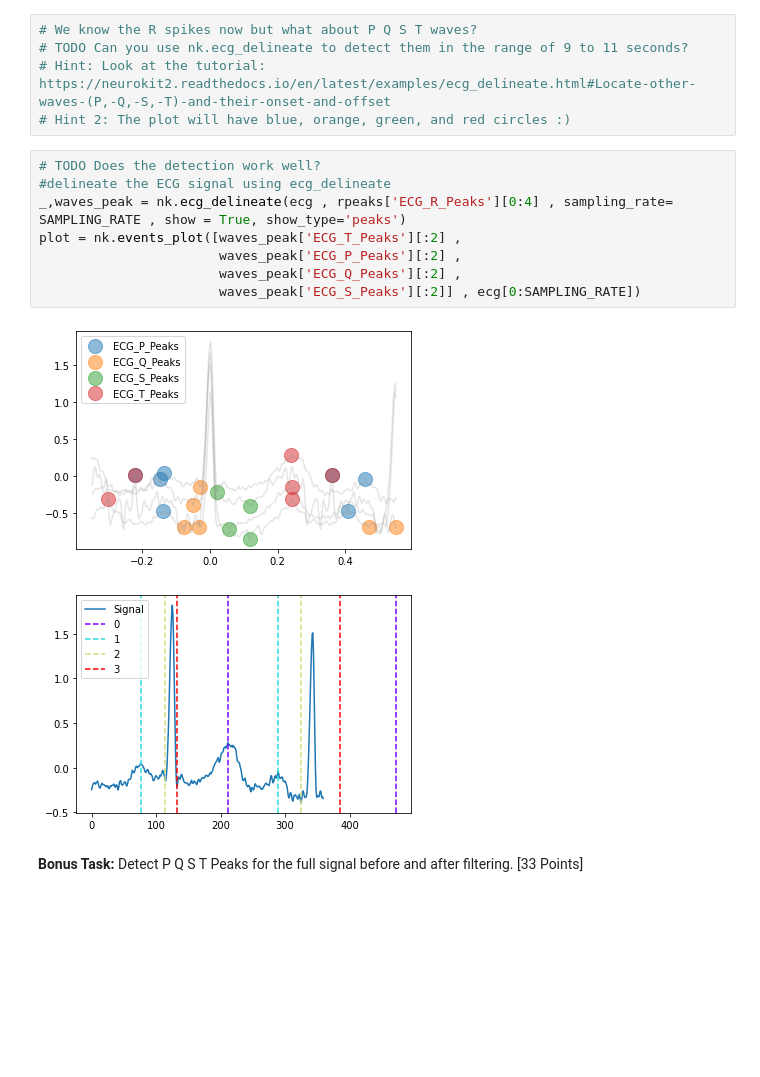
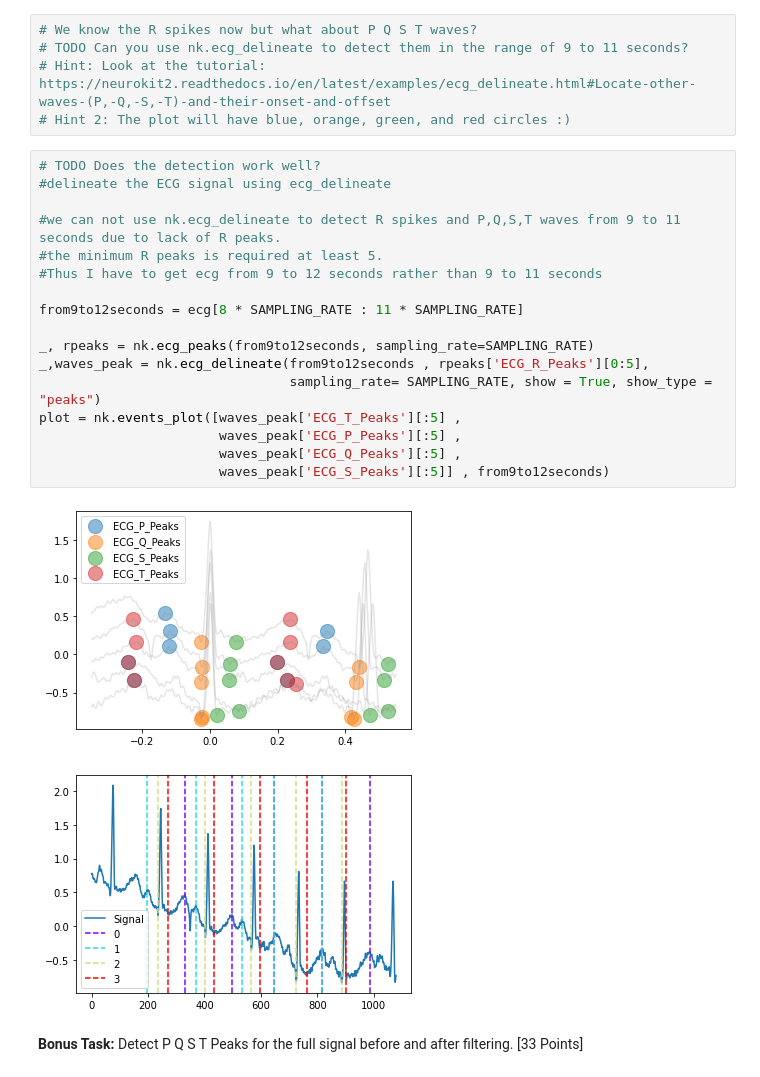
Before and after one commit to bostongfx/cs480student_2021, a Jupyter notebook: Copy_of_CS480_Assignment_1.ipynb, the cells around one changed output. Drawn from its saved outputs; the diff is of its cells as text; blank space fills up the shorter version.

```diff
--- a/Copy_of_CS480_Assignment_1.ipynb
+++ b/Copy_of_CS480_Assignment_1.ipynb
@@ -143,14 +139,23 @@ plt.xlim(0,10000)
 # %%
 # TODO Does the detection work well?
 #delineate the ECG signal using ecg_delineate
-_,waves_peak = nk.ecg_delineate(ecg , rpeaks['ECG_R_Peaks'][0:4] , sampling_rate= SAMPLING_RATE , show = True, show_type='peaks')
-plot = nk.events_plot([waves_peak['ECG_T_Peaks'][:2] ,
-                       waves_peak['ECG_P_Peaks'][:2] ,
-                       waves_peak['ECG_Q_Peaks'][:2] ,
-                       waves_peak['ECG_S_Peaks'][:2]] , ecg[0:SAMPLING_RATE])
+
+#we can not use nk.ecg_delineate to detect R spikes and P,Q,S,T waves from 9 to 11 seconds due to lack of R peaks.
+#the minimum R peaks is required at least 5.
+#Thus I have to get ecg from 9 to 12 seconds rather than 9 to 11 seconds
+
+from9to12seconds = ecg[8 * SAMPLING_RATE : 11 * SAMPLING_RATE]
+
+_, rpeaks = nk.ecg_peaks(from9to12seconds, sampling_rate=SAMPLING_RATE)
+_,waves_peak = nk.ecg_delineate(from9to12seconds , rpeaks['ECG_R_Peaks'][0:5],
+                                sampling_rate= SAMPLING_RATE, show = True, show_type = "peaks")
+plot = nk.events_plot([waves_peak['ECG_T_Peaks'][:5] ,
+                       waves_peak['ECG_P_Peaks'][:5] ,
+                       waves_peak['ECG_Q_Peaks'][:5] ,
+                       waves_peak['ECG_S_Peaks'][:5]] , from9to12seconds)
 # %% [output]
-[figure, old version]
+[figure, new version]
-[figure, old version]
+[figure, new version]
 # %% [markdown]
 **Bonus Task:** Detect P Q S T Peaks for the full signal before and after filtering. [33 Points]
 # %%
```
Also changed, not shown: parts of 14 cells of this notebook.
